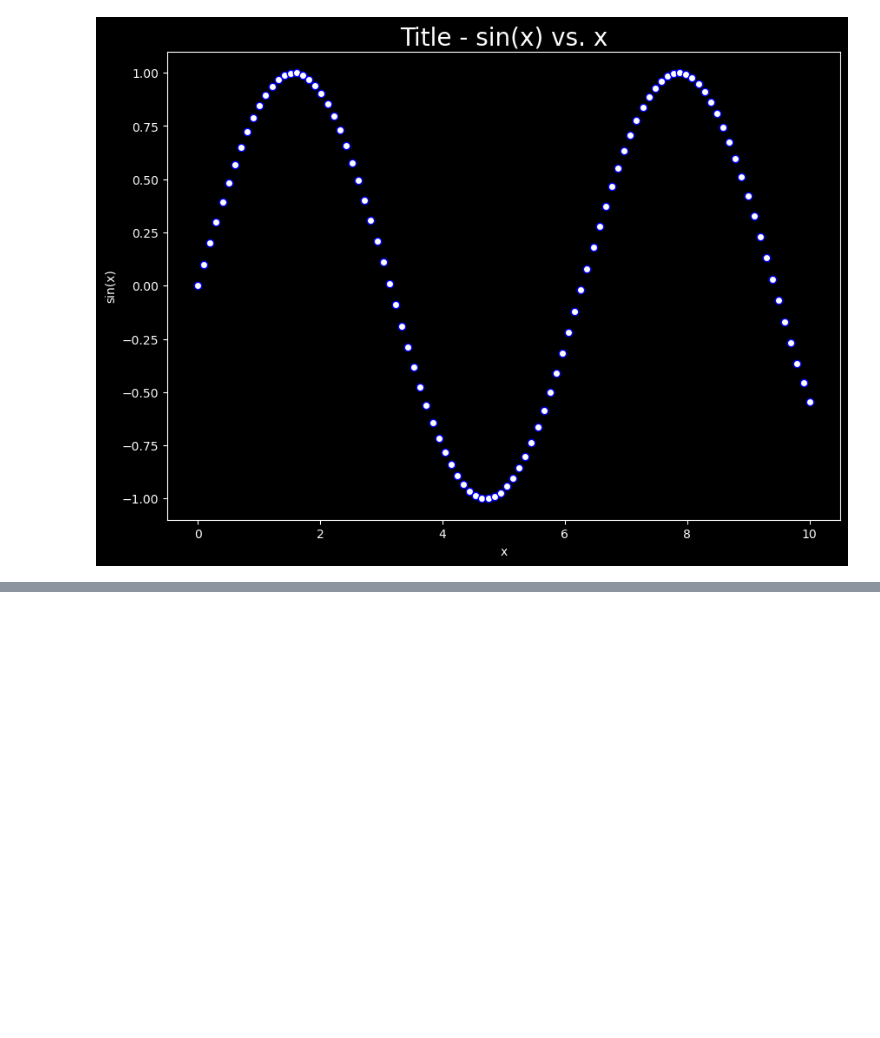
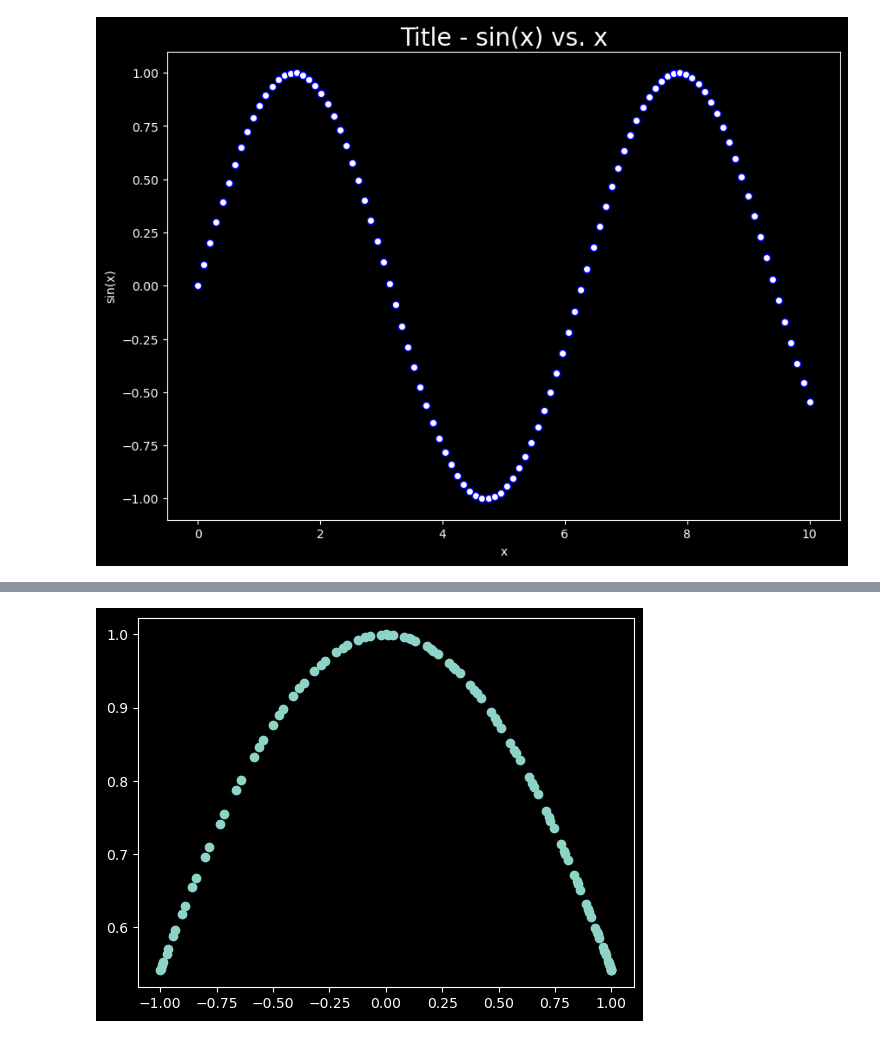
Before and after one commit to DarkDk123/ZTM-ML-Data-Science, a Jupyter notebook: 6. Matplotlib : Visualizing Data/Matplotlib_Intro.ipynb, the cells around one changed output, grey strips where cells are left out. Cells and saved outputs as stored; diff of their text form; code cells hidden in the pictures; blank space fills up the shorter version.

```diff
--- a/6. Matplotlib : Visualizing Data/Matplotlib_Intro.ipynb
+++ b/6. Matplotlib : Visualizing Data/Matplotlib_Intro.ipynb
@@ -187,0 +220,7 @@ fig.savefig("Images/scatter.png")
+# %%
+# Another Scatter Plot
+fig, ax = plt.subplots()
+ax.scatter(y, np.cos(y)) # Plotting random Data for Now!!
+plt.show()
+# %% [output]
+[figure, added]
```
Also changed, not shown: parts of 5 cells of this notebook.
